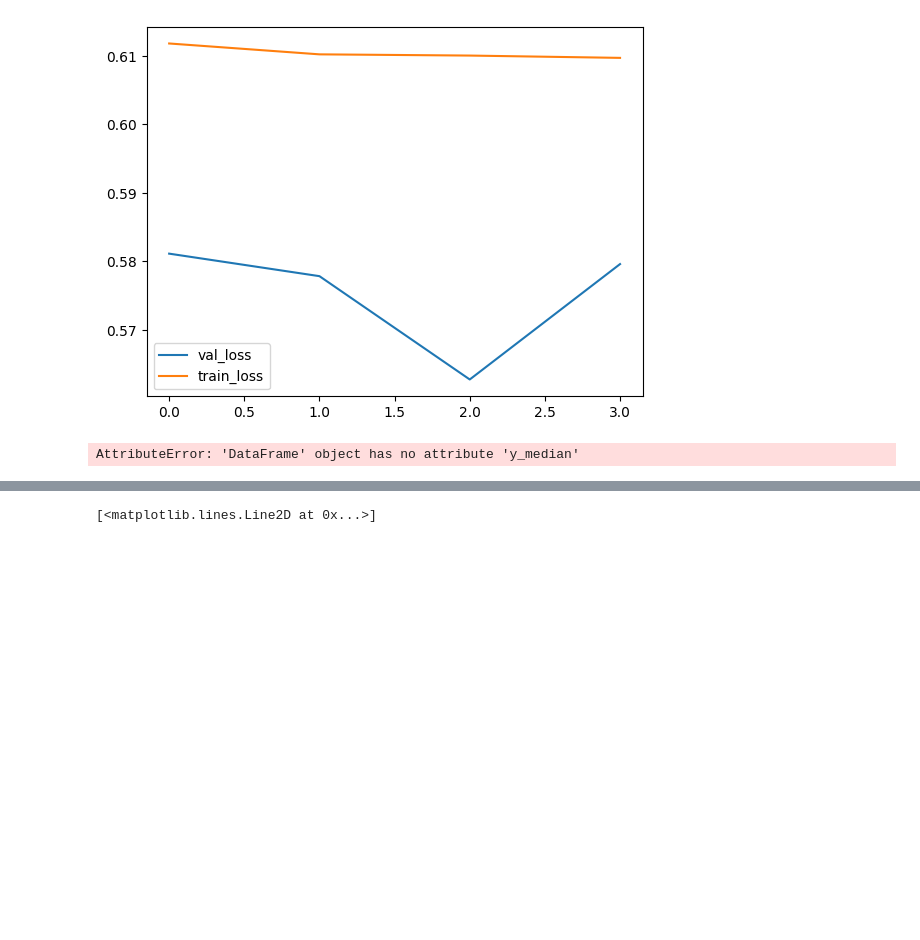
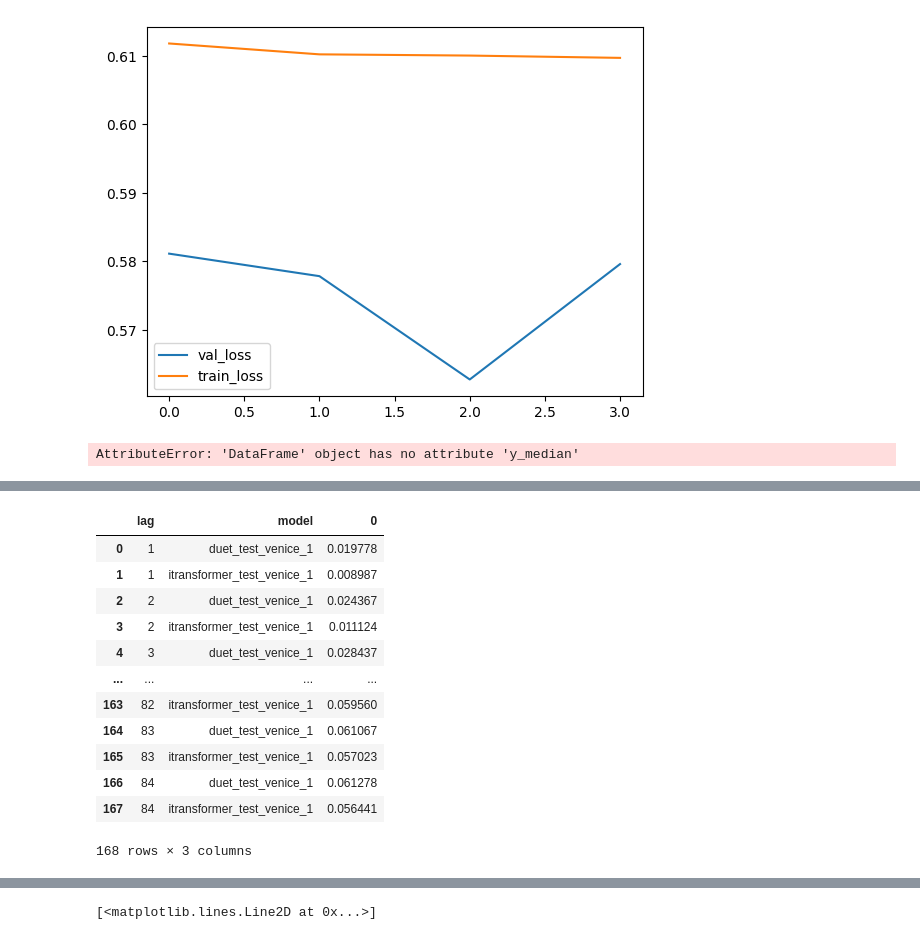
Before and after one commit to FedericoRubbi/DSIPTS, a Jupyter notebook: notebooks/2-venice_dataset.ipynb, the cells around one changed output, grey strips where cells are left out. Cells and saved outputs as stored; diff of their text form; code cells hidden in the pictures; blank space fills up the shorter version.

Commit message:
ag bug fixing duet

```diff
--- a/notebooks/2-venice_dataset.ipynb
+++ b/notebooks/2-venice_dataset.ipynb
@@ -130,0 +133,16 @@ res
+# %%
+gg
+# %% [output]
+|  | lag | model | 0 |
+| 0 | 1 | duet_test_venice_1 | 0.019778 |
+| 1 | 1 | itransformer_test_venice_1 | 0.008987 |
+| 2 | 2 | duet_test_venice_1 | 0.024367 |
+| 3 | 2 | itransformer_test_venice_1 | 0.011124 |
+| 4 | 3 | duet_test_venice_1 | 0.028437 |
+| ... | ... | ... | ... |
+| 163 | 82 | itransformer_test_venice_1 | 0.059560 |
+| 164 | 83 | duet_test_venice_1 | 0.061067 |
+| 165 | 83 | itransformer_test_venice_1 | 0.057023 |
+| 166 | 84 | duet_test_venice_1 | 0.061278 |
+| 167 | 84 | itransformer_test_venice_1 | 0.056441 |
+168 rows × 3 columns
```
Also changed, not shown: parts of 4 cells of this notebook, 2 other files.
